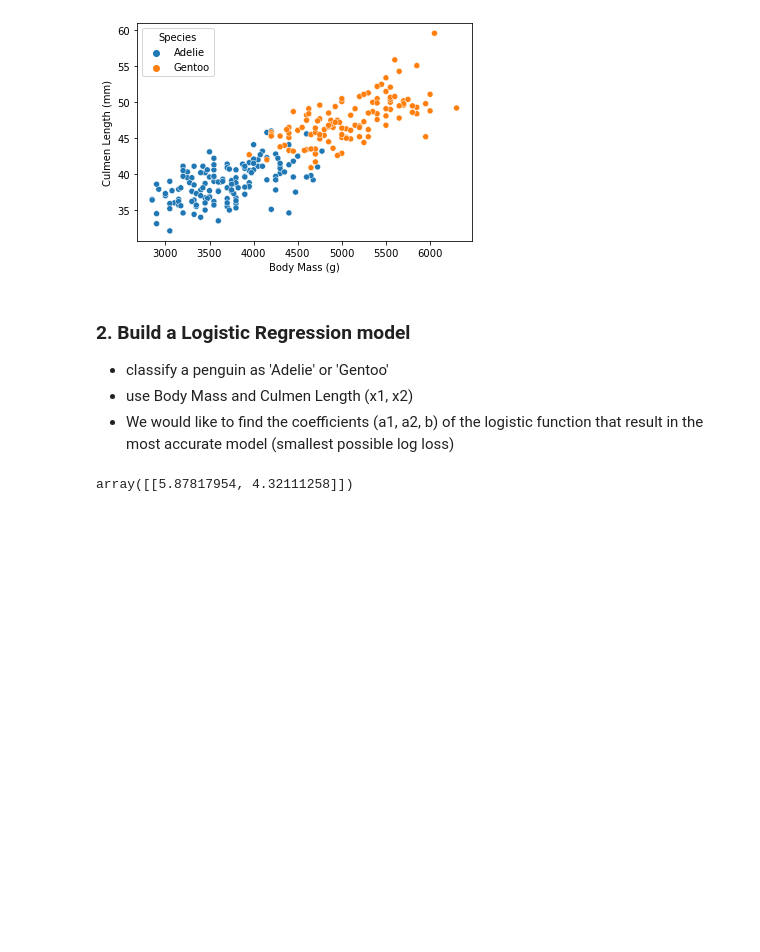
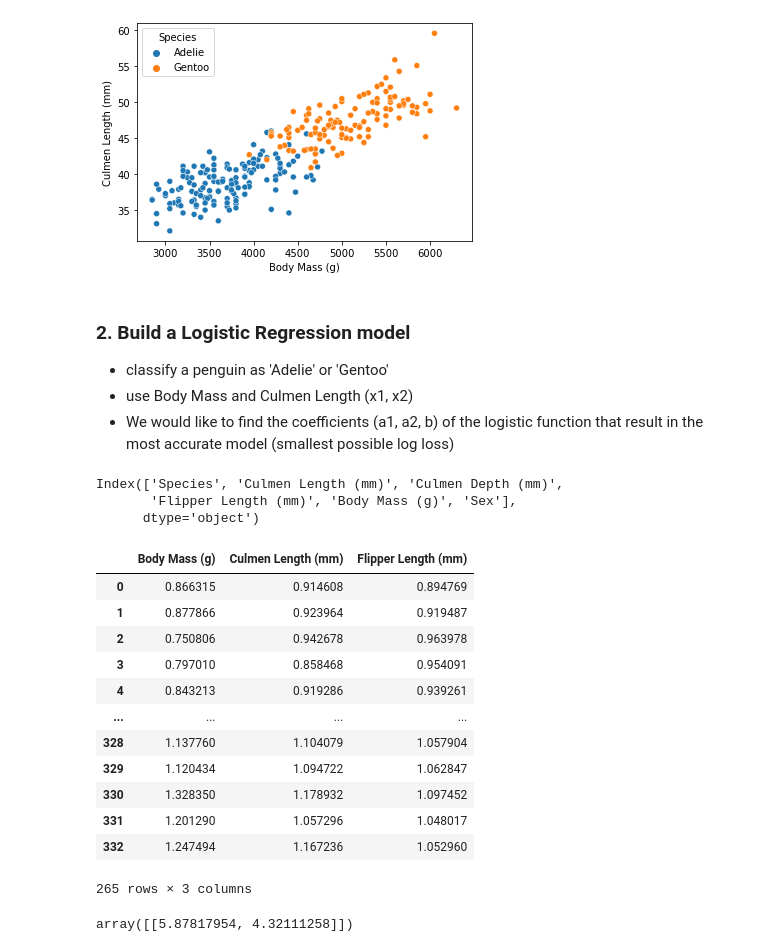
Before and after one commit to RosiNantis/Projects_from_Spiced_personal, a Jupyter notebook: Week_2/spiced_encounters/2.3-2.4.logistic_regression-Loss_function/logistic_regression.ipynb, the cells around one changed output. Drawn from its saved outputs; the diff is of its cells as text; code cells hidden in the pictures; blank space fills up the shorter version.

```diff
--- a/Week_2/spiced_encounters/2.3-2.4.logistic_regression-Loss_function/logistic_regression.ipynb
+++ b/Week_2/spiced_encounters/2.3-2.4.logistic_regression-Loss_function/logistic_regression.ipynb
@@ -31,12 +31,33 @@ sns.scatterplot(x='Body Mass (g)', y='Culmen Length (mm)', hue='Species', data=d
 * We would like to find the coefficients (a1, a2, b) of the logistic function that result in the most accurate model (smallest possible log loss)
 # %%
 from sklearn.linear_model import LogisticRegression
+# %%
+df.columns
+# %% [output]
+Index(['Species', 'Culmen Length (mm)', 'Culmen Depth (mm)',
+       'Flipper Length (mm)', 'Body Mass (g)', 'Sex'],
+      dtype='object')
 # %%
-X = df[['Body Mass (g)', 'Culmen Length (mm)']]
+X = df[['Body Mass (g)', 'Culmen Length (mm)','Flipper Length (mm)']]
 y = df['Species']
 # %%
 # normalize, because body mass is much bigger
 X = X / X.mean()
+X
+# %% [output]
+|  | Body Mass (g) | Culmen Length (mm) | Flipper Length (mm) |
+| 0 | 0.866315 | 0.914608 | 0.894769 |
+| 1 | 0.877866 | 0.923964 | 0.919487 |
+| 2 | 0.750806 | 0.942678 | 0.963978 |
+| 3 | 0.797010 | 0.858468 | 0.954091 |
+| 4 | 0.843213 | 0.919286 | 0.939261 |
+| ... | ... | ... | ... |
+| 328 | 1.137760 | 1.104079 | 1.057904 |
+| 329 | 1.120434 | 1.094722 | 1.062847 |
+| 330 | 1.328350 | 1.178932 | 1.097452 |
+| 331 | 1.201290 | 1.057296 | 1.048017 |
+| 332 | 1.247494 | 1.167236 | 1.052960 |
+265 rows × 3 columns
 # %%
 m = LogisticRegression()    # create the model
 m.fit(X, y)                 # train the model -> find best coefficients
```
Also changed, not shown: parts of 1 cell of this notebook, 7 other files.
